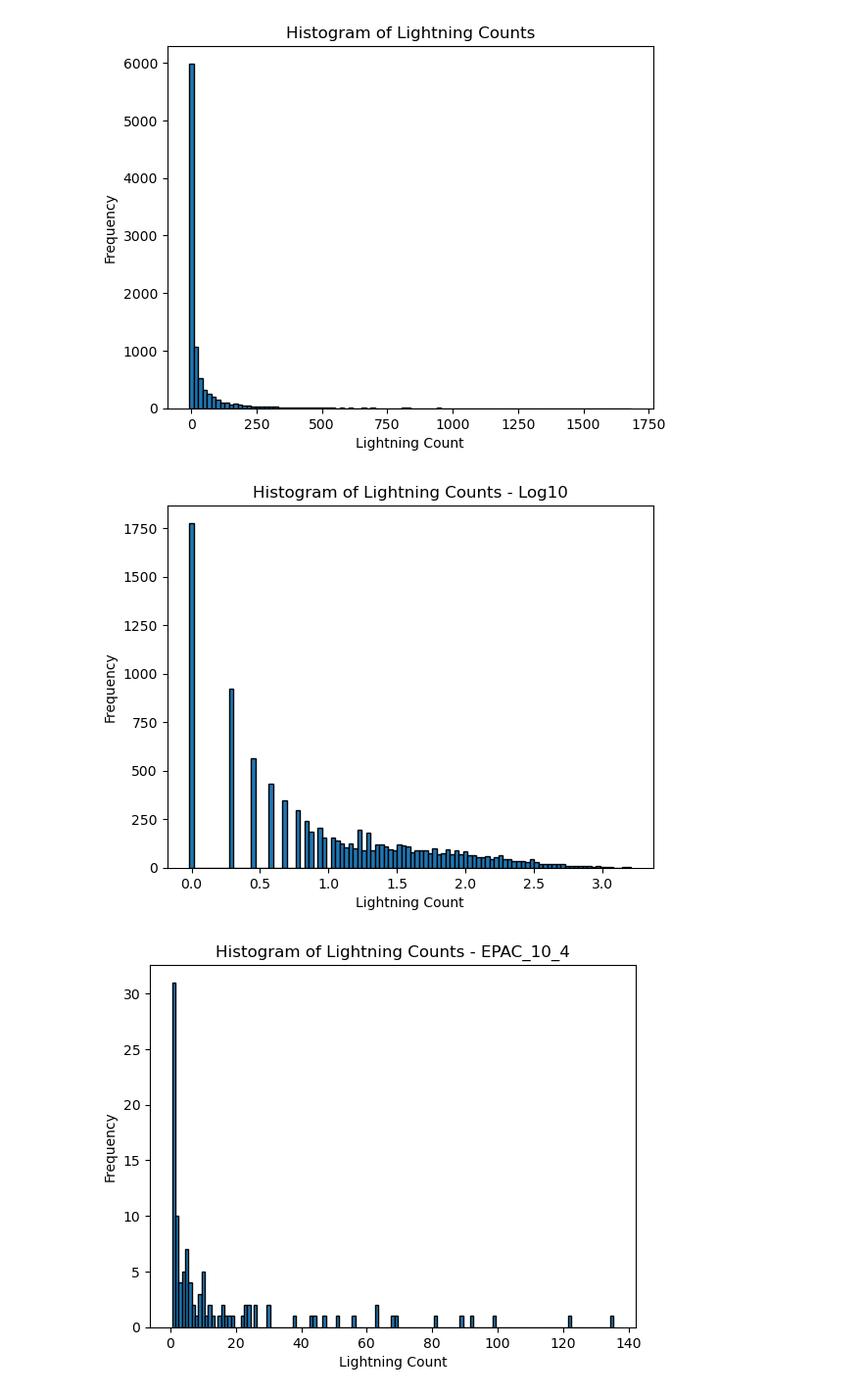
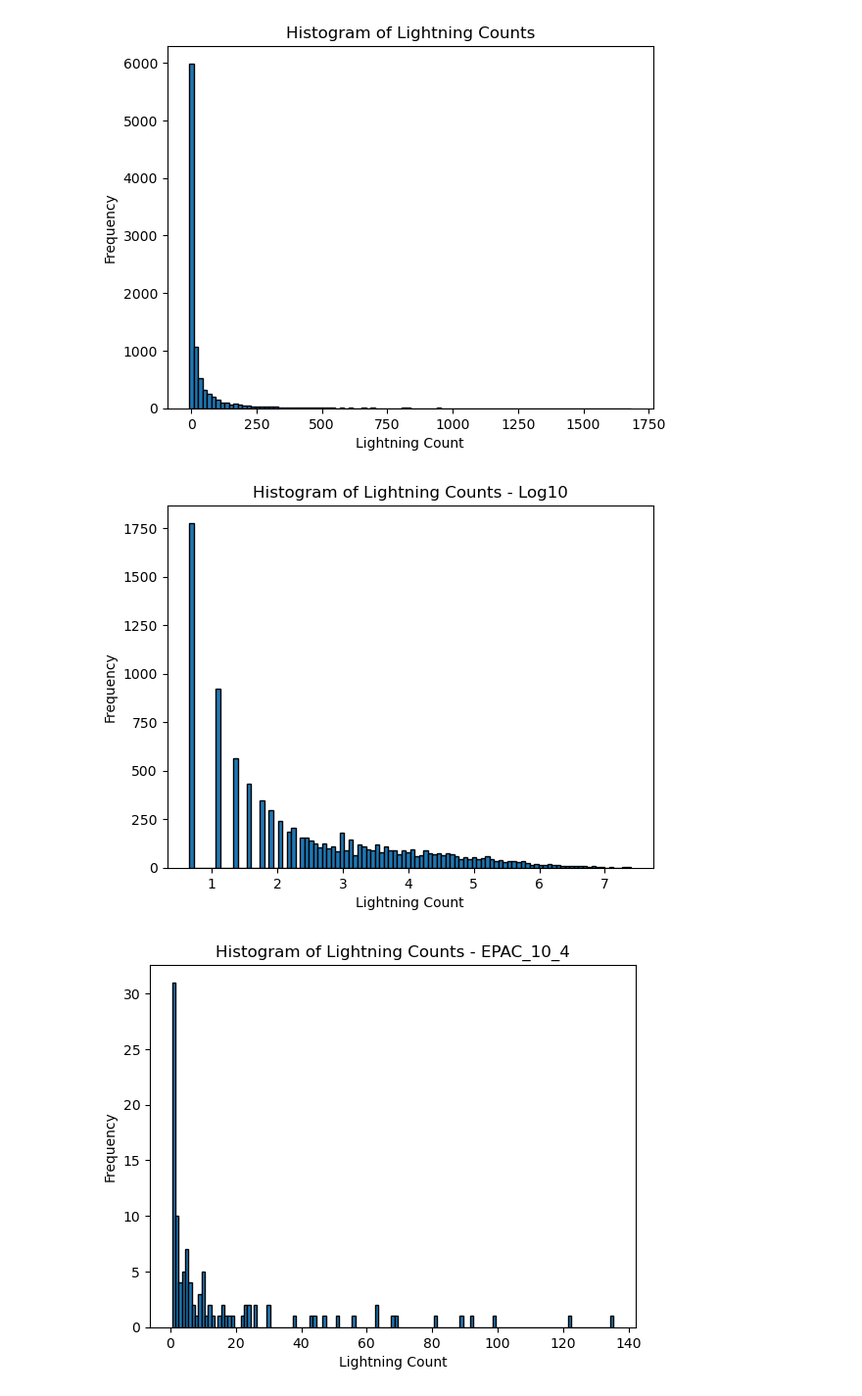
Before and after one commit to aprilggg/Lightning_Analysis_NWRA, a Jupyter notebook: lightning_threshold_innercore.ipynb, the cells around one changed output. Shown at 98% size. Cells and saved outputs as stored; diff of their text form; code cells hidden in the pictures.

Commit message:
Reapply "Merge branch 'main' of https://github.com/aprilggg/Lightning_Analysis_NWRA"
This reverts commit 73915d1e5375472185afa7767a27d6faf83e58c8.

```diff
--- a/lightning_threshold_innercore.ipynb
+++ b/lightning_threshold_innercore.ipynb
@@ -24,9 +26,14 @@ import matplotlib.pyplot as plt
 # %%
 # import data from csv file
-innercore_data = pl.read_csv("WWLLN_innercore_timebin_count.csv")
+innercore_data = pl.read_csv("innercore_joined_pd.csv")
 innercore_data = innercore_data.with_columns(
     pl.col("time_bin").str.strptime(pl.Datetime).alias("time_bin"),
-    pl.col("storm_code").str.extract(r"^(.*?)_", 1).alias("basin")
+    pl.col("storm_code").str.extract(r"^(.*?)_", 1).alias("basin"),
+    pl.col("lightining_count").log1p().alias("log_lightning_count"),
+    pl.when(pl.col("pressure") == 0)
+    .then(None)  # Replace 0 with None -> 0 is not possible, treat these as null but don't remove row bc the wind speed value is valid
+    .otherwise(pl.col("pressure"))
+    .alias("pressure")  # Keep the column name as "pressure"
 )
 innercore_data = innercore_data.rename({"lightining_count":"lightning_count"}) # fix typo, can remove after it's fixed in file
 innercore_data.head()
@@ -181,16 +225,16 @@ plt.show()
 # %% [output]
 [figure]
 # %%
-lightning_counts_log = np.log10(lightning_counts)
+lightning_counts_log = epac_data["log_lightning_count"]
 
 # Create histogram
 plt.hist(lightning_counts_log, bins=100, edgecolor="black", align="left")
 
 # Labels and title
 plt.xlabel("Lightning Count")
 plt.ylabel("Frequency")
 plt.title("Histogram of Lightning Counts - Log10")
 plt.show()
 # %% [output]
-[figure, old version]
+[figure, new version]
 # %%
```
Also changed, not shown: parts of 41 cells of this notebook, 5 other files.
